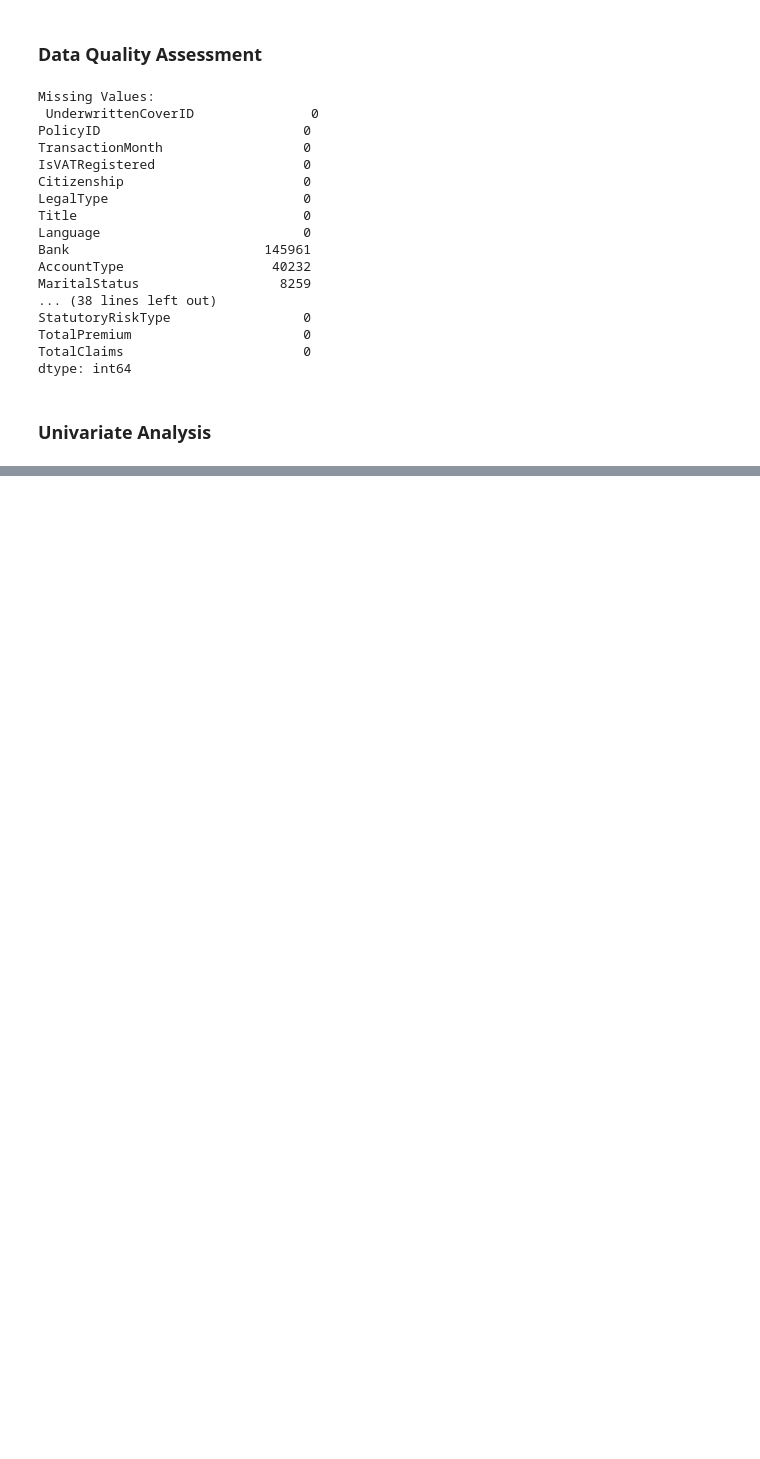
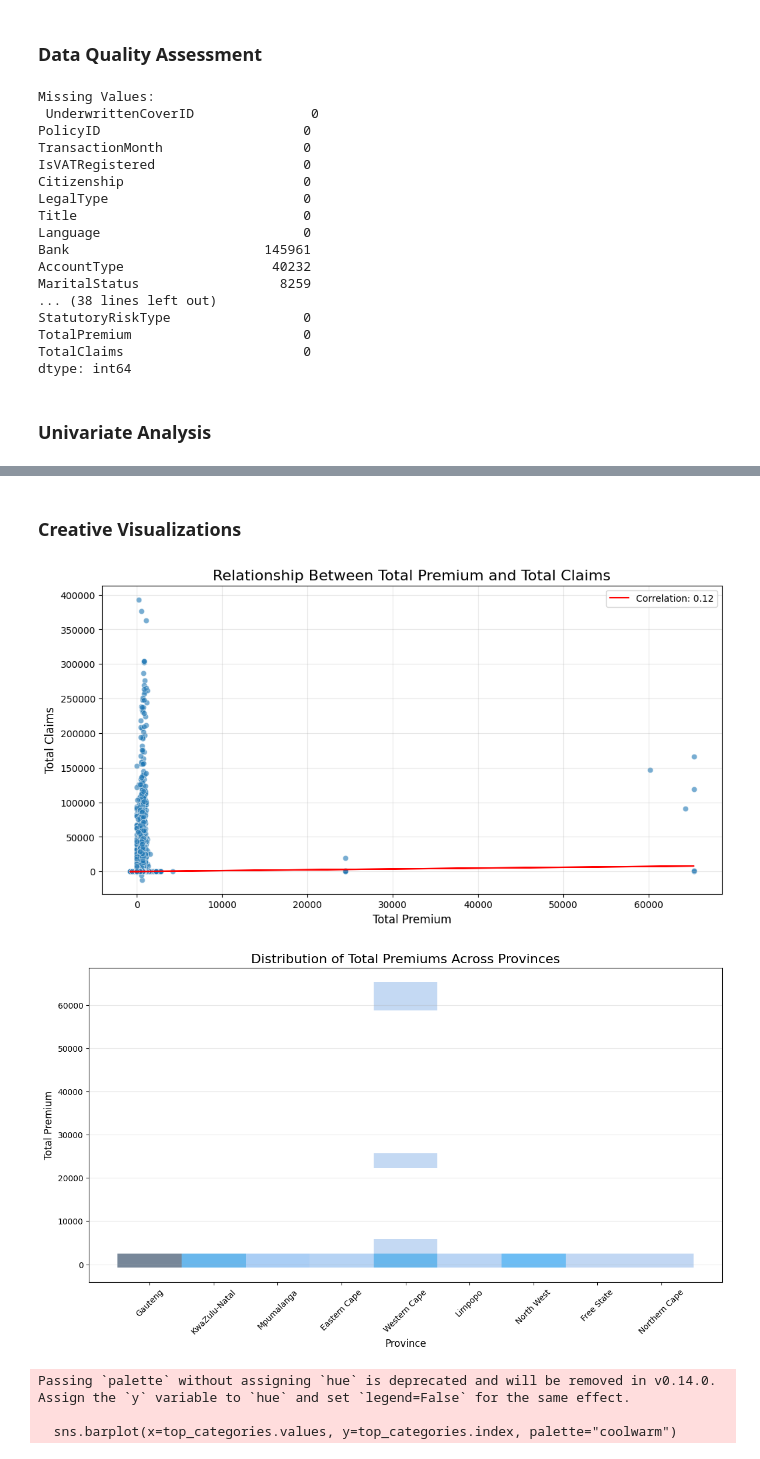
Before and after one commit to beckhamberhanu/Insurance-Analytics, a Jupyter notebook: notebooks/EDA.ipynb, the cells around one changed output, grey strips where cells are left out. Saved outputs shown, nothing was run; the diff lists cells and outputs as text; code cells hidden in the pictures; blank space fills up the shorter version.

```diff
--- a/notebooks/EDA.ipynb
+++ b/notebooks/EDA.ipynb
@@ -165,0 +245,45 @@ if "TransactionMonth" in data.columns:
+# %% [markdown]
+### Creative Visualizations
+# %%
+# Pre-calculate correlation
+correlation = data['TotalPremium'].corr(data['TotalClaims'])
+
+# 1. Total Premium vs Total Claims
+plt.figure(figsize=(12, 6))
+sns.scatterplot(x="TotalPremium", y="TotalClaims", data=numeric_data, alpha=0.6)
+plt.plot(numeric_data['TotalPremium'], correlation * numeric_data['TotalPremium'], color='red', label=f"Correlation: {correlation:.2f}")  # Plot regression line
+plt.title("Relationship Between Total Premium and Total Claims", fontsize=16)
+plt.xlabel("Total Premium", fontsize=12)
+plt.ylabel("Total Claims", fontsize=12)
+plt.grid(alpha=0.3)
+plt.legend()
+plt.show()
+
+# 2. Distribution of Premiums Across Provinces (using histogram for potentially large provinces)
+plt.figure(figsize=(14, 7))
+sns.histplot(x="Province", y="TotalPremium", data=data, bins=20, palette="Set2", alpha=0.7)  # Replace with boxplot if you prefer
+plt.title("Distribution of Total Premiums Across Provinces", fontsize=16)
+plt.xlabel("Province", fontsize=12)
+plt.ylabel("Total Premium", fontsize=12)
+plt.xticks(rotation=45)
+plt.grid(axis="y", alpha=0.3)
+plt.show()
+
+# 3. Top 10 Insurance Categories by Total Claims
+# Pre-calculate data outside plot function
+top_categories = data.groupby("CoverCategory")["TotalClaims"].sum().sort_values(ascending=False).head(10)
+
+# Plot
+plt.figure(figsize=(12, 6))
+sns.barplot(x=top_categories.values, y=top_categories.index, palette="coolwarm")
+plt.title("Top 10 Cover Categories by Total Claims", fontsize=16)
+plt.xlabel("Total Claims", fontsize=12)
+plt.ylabel("Cover Category", fontsize=12)
+plt.grid(axis="x", alpha=0.3)
+plt.show()
+# %% [output]
+[figure, added]
+[figure, added]
+Passing `palette` without assigning `hue` is deprecated and will be removed in v0.14.0. Assign the `y` variable to `hue` and set `legend=False` for the same effect.
+
+  sns.barplot(x=top_categories.values, y=top_categories.index, palette="coolwarm")
```
Also changed, not shown: parts of 15 cells of this notebook, 10 other files.
